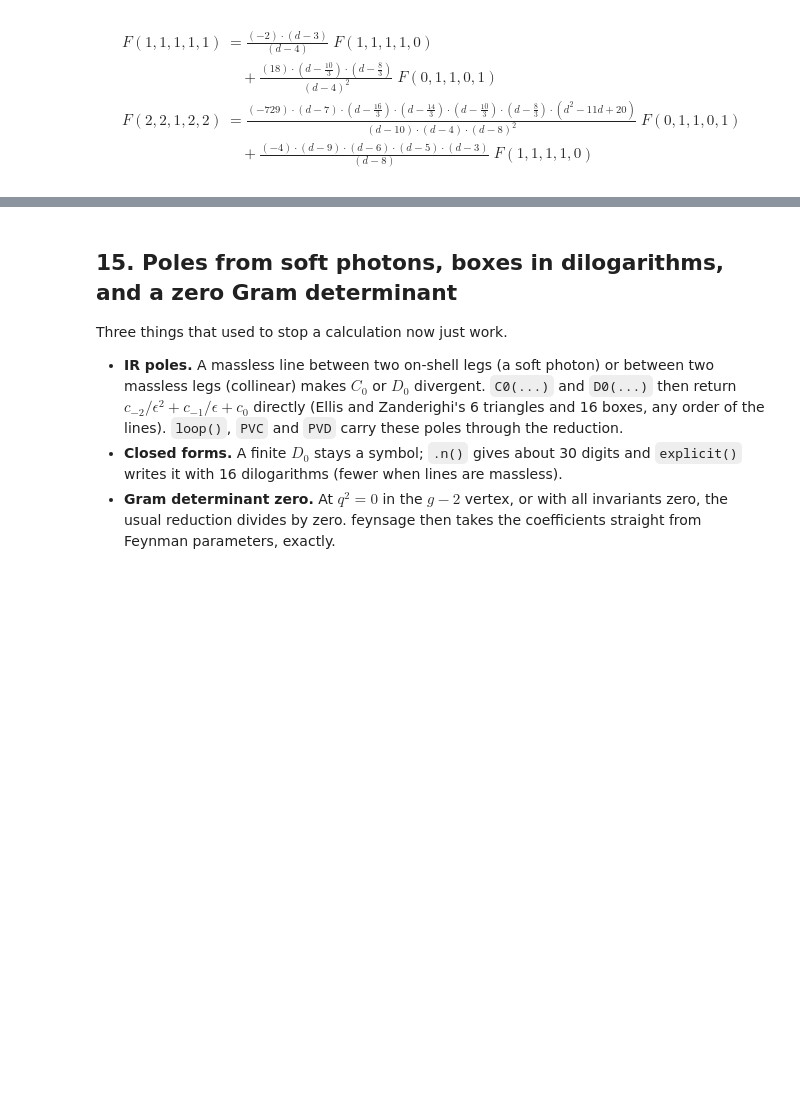
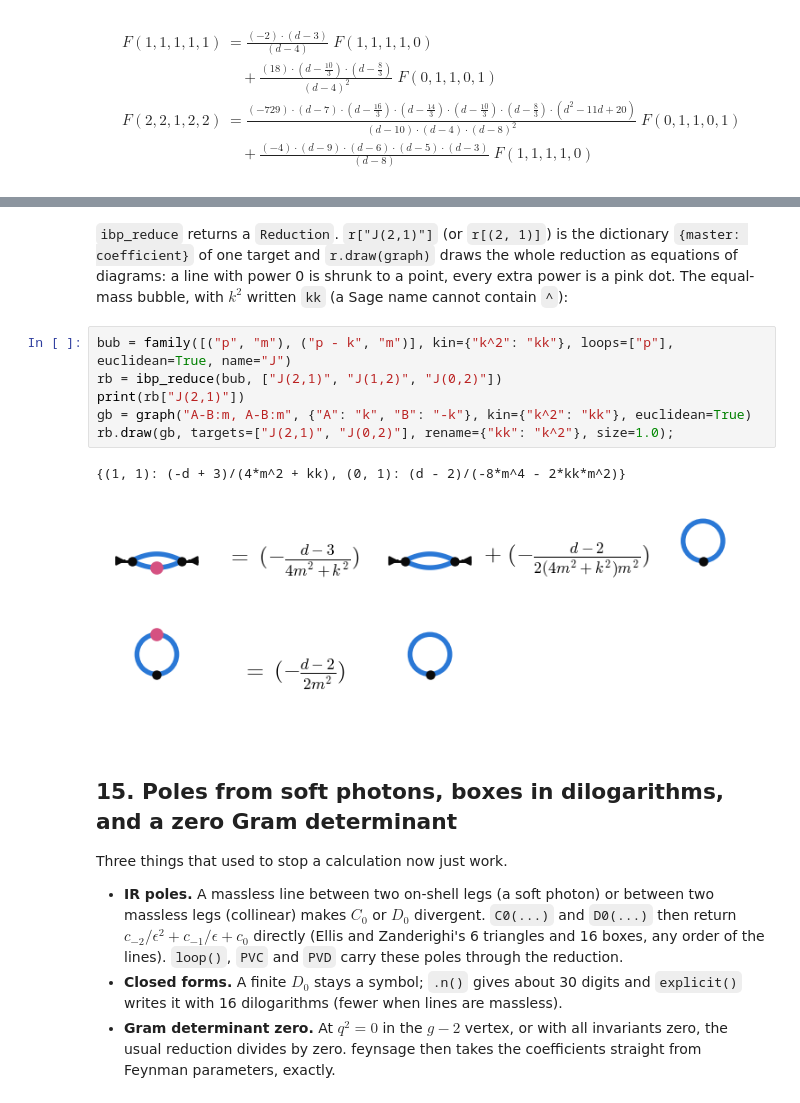
Before and after one commit to aburousan/feynsage, a Jupyter notebook: examples/feynsage_walkthrough.ipynb, the cells around one changed output, grey strips where cells are left out. Drawn from its saved outputs; the diff is of its cells as text; blank space fills up the shorter version.

```diff
--- a/examples/feynsage_walkthrough.ipynb
+++ b/examples/feynsage_walkthrough.ipynb
@@ -534,4 +561,18 @@ phi4_two     two-loop phi^4 diagram of the notes
 [figure]
+# %% [markdown]
+`ibp_reduce` returns a `Reduction`. `r["J(2,1)"]` (or `r[(2, 1)]`) is the dictionary
+`{master: coefficient}` of one target and `r.draw(graph)` draws the whole reduction as equations of
+diagrams: a line with power 0 is shrunk to a point, every extra power is a pink dot. The equal-mass
+bubble, with $k^2$ written `kk` (a Sage name cannot contain `^`):
+# %%
+bub = family([("p", "m"), ("p - k", "m")], kin={"k^2": "kk"}, loops=["p"], euclidean=True, name="J")
+rb = ibp_reduce(bub, ["J(2,1)", "J(1,2)", "J(0,2)"])
+print(rb["J(2,1)"])
+gb = graph("A-B:m, A-B:m", {"A": "k", "B": "-k"}, kin={"k^2": "kk"}, euclidean=True)
+rb.draw(gb, targets=["J(2,1)", "J(0,2)"], rename={"kk": "k^2"}, size=1.0);
+# %% [output]
+{(1, 1): (-d + 3)/(4*m^2 + kk), (0, 1): (d - 2)/(-8*m^4 - 2*kk*m^2)}
+[figure, added]
 # %% [markdown]
 ## 15. Poles from soft photons, boxes in dilogarithms, and a zero Gram determinant
 
```
Also changed, not shown: parts of 23 cells of this notebook, 4 other files.
